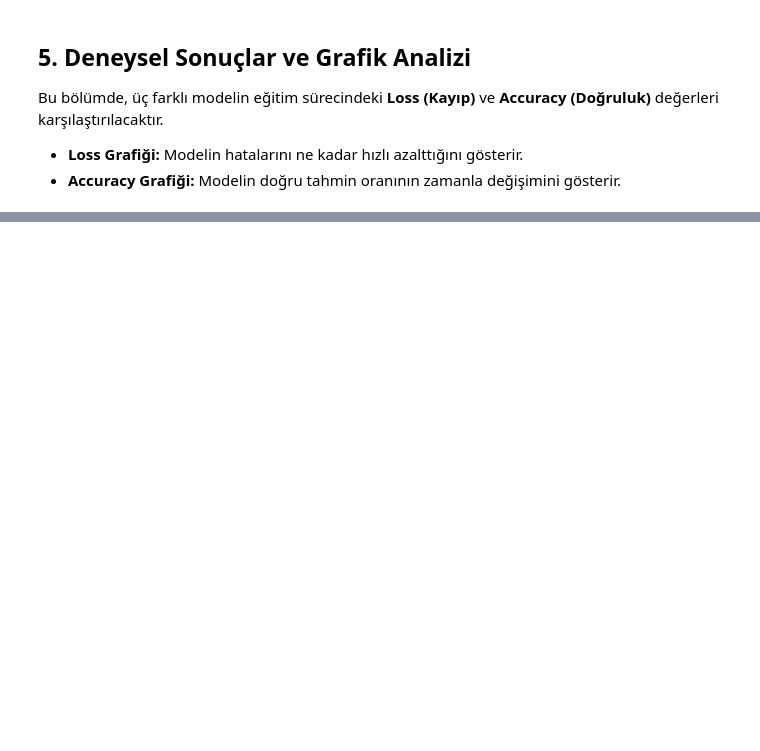
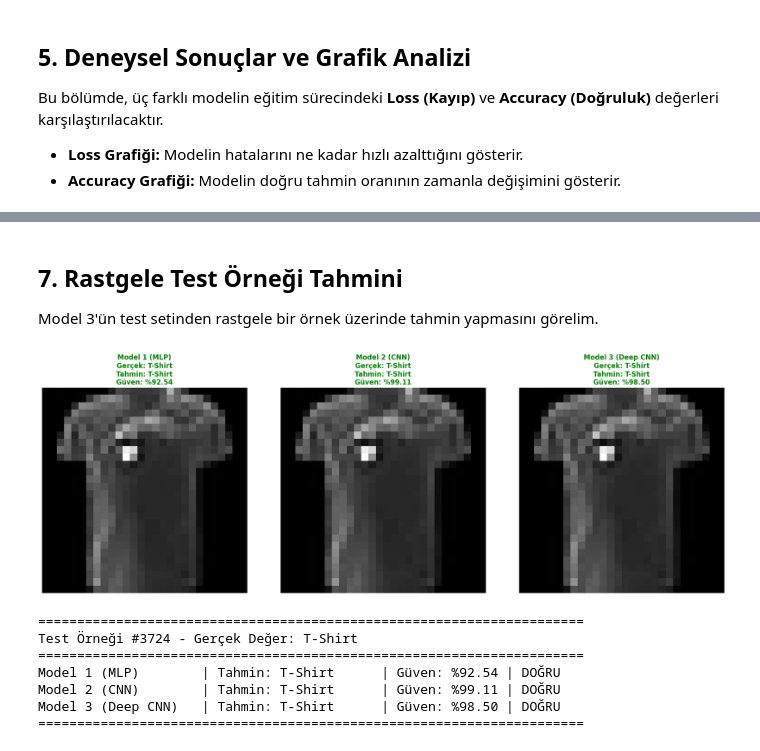
Before and after one commit to civanaban2/myz-term-project, a Jupyter notebook: project.ipynb, the cells around one changed output, grey strips where cells are left out. Saved outputs shown, nothing was run; the diff lists cells and outputs as text; code cells hidden in the pictures; blank space fills up the shorter version.

```diff
--- a/project.ipynb
+++ b/project.ipynb
@@ -455,0 +457,67 @@ Modelin En Çok Yanıldığı (En Emin Olduğu Hatalar):
+# %% [markdown]
+## 7. Rastgele Test Örneği Tahmini
+Model 3'ün test setinden rastgele bir örnek üzerinde tahmin yapmasını görelim.
+# %%
+import random
+
+# Rastgele bir test örneği seç
+random_idx = random.randint(0, len(test_data) - 1)
+test_image, true_label = test_data[random_idx]
+
+# Her 3 model için tahmin yap
+models = [model1, model2, model3]
+model_names = ['Model 1 (MLP)', 'Model 2 (CNN)', 'Model 3 (Deep CNN)']
+predictions = []
+
+for model in models:
+    model.eval()
+    with torch.no_grad():
+        test_input = test_image.unsqueeze(0)
+        output = model(test_input)
+        probs = torch.softmax(output, dim=1)
+        confidence, predicted = torch.max(probs, 1)
+        predictions.append({
+            'pred': predicted.item(),
+            'conf': confidence.item()
+        })
+
+# 3 modeli yan yana göster
+fig, axes = plt.subplots(1, 3, figsize=(18, 6))
+
+for idx, (ax, model_name, pred_info) in enumerate(zip(axes, model_names, predictions)):
+    pred_label = pred_info['pred']
+    conf_score = pred_info['conf']
+    is_correct = pred_label == true_label
+
+    ax.imshow(test_image.squeeze(), cmap='gray')
+    ax.set_title(f"{model_name}\n"
+                 f"Gerçek: {labels_map[true_label]}\n"
+                 f"Tahmin: {labels_map[pred_label]}\n"
+                 f"Güven: %{conf_score*100:.2f}",
+                 fontsize=12, fontweight='bold',
+                 color='green' if is_correct else 'red')
+    ax.axis('off')
+
+plt.tight_layout()
+plt.show()
+
+# Özet tablo
+print(f"\n{'='*70}")
+print(f"Test Örneği #{random_idx} - Gerçek Değer: {labels_map[true_label]}")
+print(f"{'='*70}")
+for model_name, pred_info in zip(model_names, predictions):
+    pred_label = pred_info['pred']
+    conf_score = pred_info['conf']
+    is_correct = pred_label == true_label
+    status = 'DOĞRU' if is_correct else 'YANLIŞ'
+    print(f"{model_name:20s} | Tahmin: {labels_map[pred_label]:12s} | Güven: %{conf_score*100:5.2f} | {status}")
+print(f"{'='*70}")
+# %% [output]
+[figure, added]
+======================================================================
+Test Örneği #3724 - Gerçek Değer: T-Shirt
+======================================================================
+Model 1 (MLP)        | Tahmin: T-Shirt      | Güven: %92.54 | DOĞRU
+Model 2 (CNN)        | Tahmin: T-Shirt      | Güven: %99.11 | DOĞRU
+Model 3 (Deep CNN)   | Tahmin: T-Shirt      | Güven: %98.50 | DOĞRU
+======================================================================
```
Also changed, not shown: parts of 14 cells of this notebook, 2 other files.
